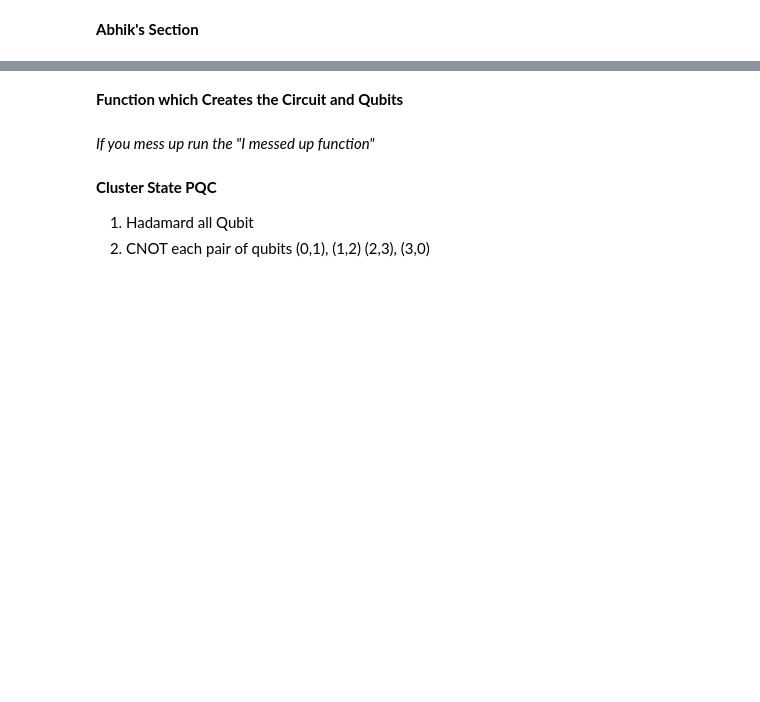
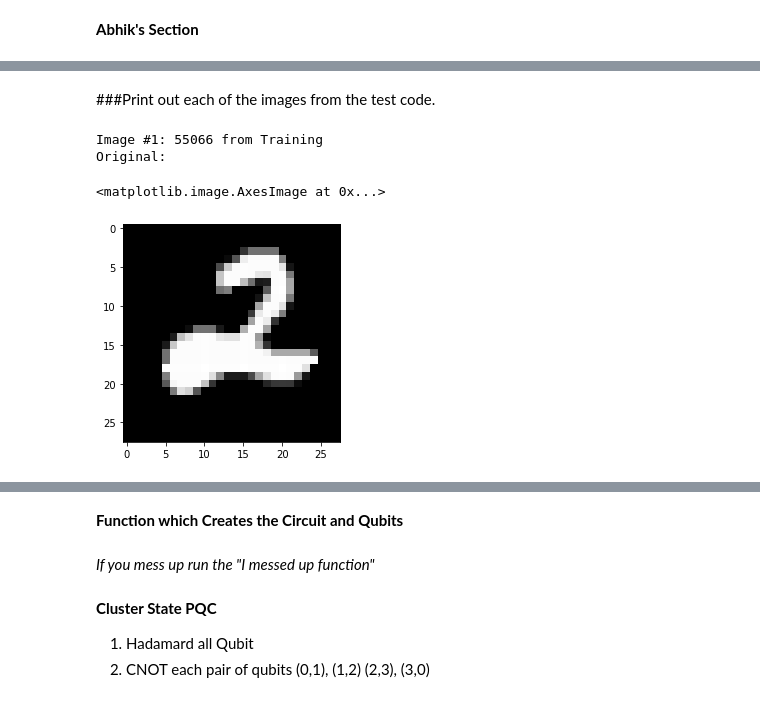
Before and after one commit to dssikdar/asdrp_QCNN, a Jupyter notebook: TFQ_QCNN.ipynb, the cells around one changed output, grey strips where cells are left out. Drawn from its saved outputs; the diff is of its cells as text; code cells hidden in the pictures; blank space fills up the shorter version.

```diff
--- a/TFQ_QCNN.ipynb
+++ b/TFQ_QCNN.ipynb
@@ -51,0 +95,23 @@ from itertools import *
+# %%
+def encodeImageToQuantum( oldPixVals ) :
+    newVals = []
+
+    #sets the newVals lis to the same size and length of the oldPixVals list, which contains the array of pixel values
+    for row in range( len( oldPixVals ) ) :
+        newVals.append( [] )
+        for col in range( len( oldPixVals[ row ] ) ) :
+            newVals[ -1 ].append( -1 )
+
+    threshold = 190
+
+    #runs through each element of the list, accessing the grayscale value, and assign it a value in the new 1-bit list
+    # of pixels based on the threshold
+    for row in range( len( oldPixVals ) ) :
+        for col in range( len( oldPixVals[ row ] ) ) :
+            currPixVal = oldPixVals[ row ][ col ]
+            if int(currPixVal[ 0 ]) >= threshold :
+                newVals[ row ][ col ] = 1
+            else :
+                newVals[ row ][ col ] = 0
+
+    return newVals #returns new list of values
@@ -51,0 +120,17 @@ from itertools import *
+# %%
+encodedMnistTrain = []
+
+
+for currImage in range( len( mnistTrain ) ) : #runs through the mnistTrain list to access the index of each image
+    oldImage = mnistTrain[ currImage ][ 'image' ] #accesses the image from the mnistTrain list
+    oldImage = numpy.array( oldImage , dtype = numpy.uint8 ) #converts image into usable numpy array object
+    encodedMnistTrain.append( encodeImageToQuantum( oldImage ) ) #encodes image into 0s and 1s and appends result
+                                                                    #to the end of the 'encodedMnistTrain' list
+
+encodedMnistTest = []
+
+#runs through the mnistTest list and converts each image to an encoded version
+for currImage in range( len( mnistTest ) ) :
+    oldImage = mnistTest[ currImage ][ 'image' ]
+    oldImage = numpy.array( oldImage , dtype = numpy.uint8 )
+    encodedMnistTest.append( encodeImageToQuantum( oldImage ) )
@@ -51,0 +210,12 @@ from itertools import *
+# %% [markdown]
+###Print out each of the images from the test code.
+# %%
+#Image 1
+print(testIndexList[0])
+print('Original: ')
+plt.imshow(testOrigList[0]) #uses the numpy array object print out
+# %% [output]
+Image #1: 55066 from Training
+Original:
+<matplotlib.image.AxesImage at 0x...>
+[figure, added]
```
Also changed, not shown: parts of 27 cells of this notebook.
